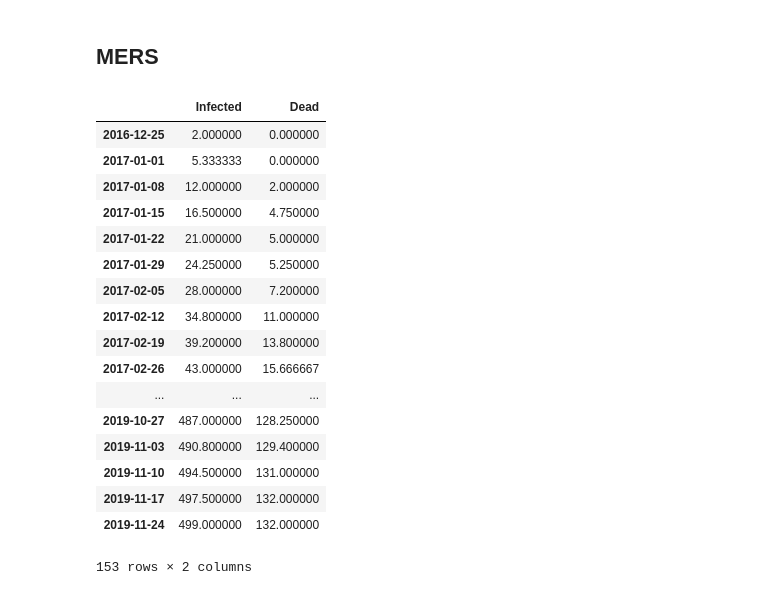
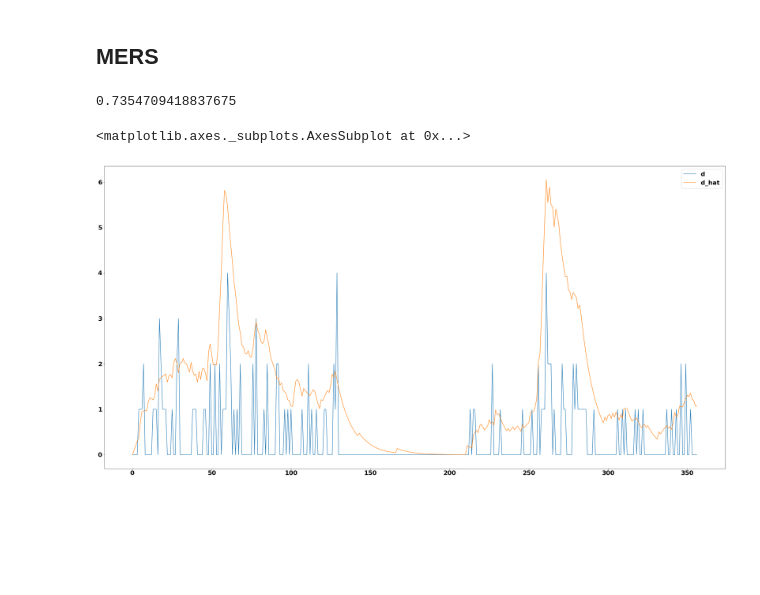
Before and after one commit to Thopiax/pydemic, a Jupyter notebook: analysis.ipynb, the cells around one changed output. Saved outputs shown, nothing was run; the diff lists cells and outputs as text; code cells hidden in the pictures; blank space fills up the shorter version.

```diff
--- a/analysis.ipynb
+++ b/analysis.ipynb
@@ -98,4 +81,7 @@ New minimum 205.22695836034856 for (K=6,alpha=0.015115115115115116)
 # %% [markdown]
 ## MERS
+# %%
+def calculate_survival_rate(ts):
+    return 1 - ts.iloc[-1]['Dead'] / ts.iloc[-1]['Infected']
 # %%
 mers_ts = pd.read_csv('data/MERS/MERS_middle_east_timeline.csv', parse_dates=[0], index_col=0)
@@ -106,24 +88,16 @@ adjusted_mers_ts = mers_ts.resample('W').mean().fillna(method='ffill')
-# %%
-adjusted_mers_ts
-# %% [output]
-|  | Infected | Dead |
-| 2016-12-25 | 2.000000 | 0.000000 |
-| 2017-01-01 | 5.333333 | 0.000000 |
-| 2017-01-08 | 12.000000 | 2.000000 |
-| 2017-01-15 | 16.500000 | 4.750000 |
-| 2017-01-22 | 21.000000 | 5.000000 |
-| 2017-01-29 | 24.250000 | 5.250000 |
-| 2017-02-05 | 28.000000 | 7.200000 |
-| 2017-02-12 | 34.800000 | 11.000000 |
-| 2017-02-19 | 39.200000 | 13.800000 |
-| 2017-02-26 | 43.000000 | 15.666667 |
-| ... | ... | ... |
-| 2019-10-27 | 487.000000 | 128.250000 |
-| 2019-11-03 | 490.800000 | 129.400000 |
-| 2019-11-10 | 494.500000 | 131.000000 |
-| 2019-11-17 | 497.500000 | 132.000000 |
-| 2019-11-24 | 499.000000 | 132.000000 |
-153 rows × 2 columns
+# %%
+adjusted_mers_ts = mers_ts.diff().resample('3D').sum()
+# %%
+S_mers = calculate_survival_rate(mers_ts)
+S_mers
+# %% [output]
+0.7354709418837675
 # %%
-X = adjusted_mers_ts['Infected']
-d = adjusted_mers_ts['Dead']
+estimate_death_curve(
+    adjusted_mers_ts['Infected'].values,
+    adjusted_mers_ts['Dead'].values,
+    S_mers
+).plot()
+# %% [output]
+<matplotlib.axes._subplots.AxesSubplot at 0x...>
+[figure, added]
```
Also changed, not shown: parts of 17 cells of this notebook, 4 other files.
